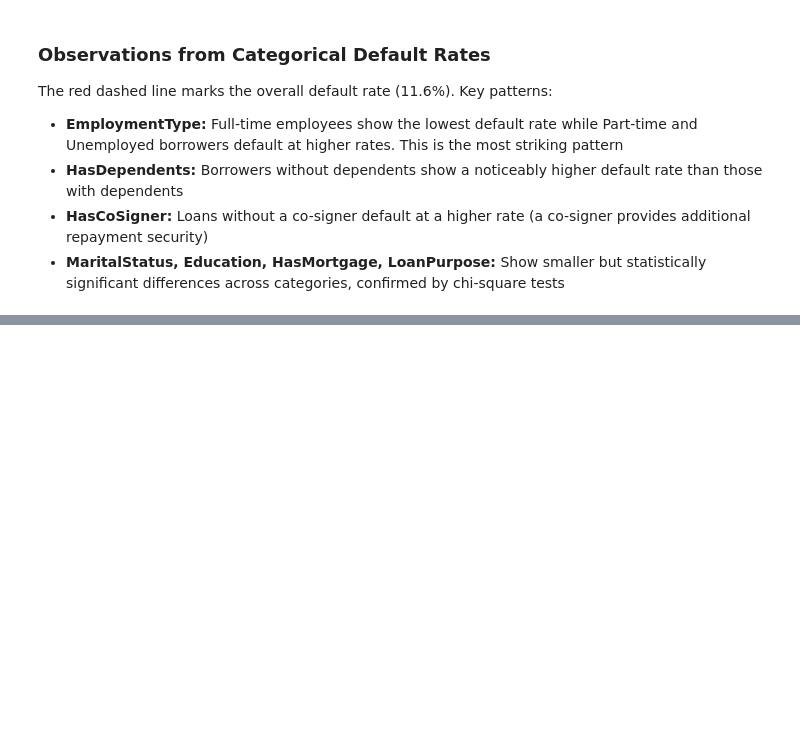
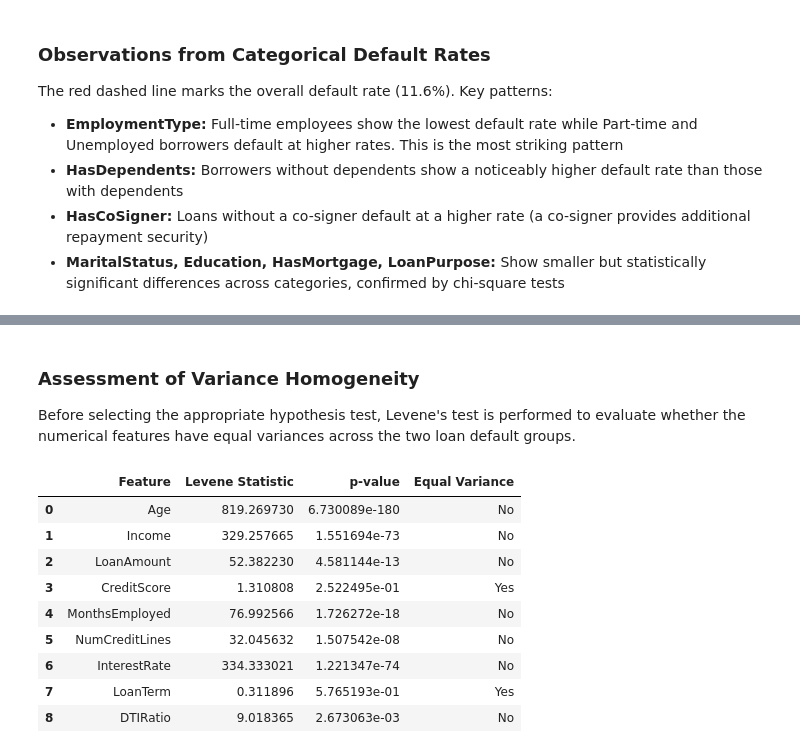
Before and after one commit to harshit87612/loan-default-prediction, a Jupyter notebook: notebooks/01_eda.ipynb, the cells around one changed output, grey strips where cells are left out. Cells and saved outputs as stored; diff of their text form; code cells hidden in the pictures; blank space fills up the shorter version.

```diff
--- a/notebooks/01_eda.ipynb
+++ b/notebooks/01_eda.ipynb
@@ -252,0 +432,49 @@ The red dashed line marks the overall default rate (11.6%). Key patterns:
+# %% [markdown]
+### Assessment of Variance Homogeneity
+
+Before selecting the appropriate hypothesis test, Levene's test is performed to evaluate whether the numerical features have equal variances across the two loan default groups.
+# %%
+from scipy.stats import levene
+import pandas as pd
+
+numeric_cols = [
+    'Age',
+    'Income',
+    'LoanAmount',
+    'CreditScore',
+    'MonthsEmployed',
+    'NumCreditLines',
+    'InterestRate',
+    'LoanTerm',
+    'DTIRatio'
+]
+
+group0 = df[df['Default'] == 0]
+group1 = df[df['Default'] == 1]
+
+levene_results = []
+
+for col in numeric_cols:
+    stat, p = levene(group0[col], group1[col])
+
+    levene_results.append({
+        "Feature": col,
+        "Levene Statistic": stat,
+        "p-value": p,
+        "Equal Variance": "Yes" if p > 0.05 else "No"
+    })
+
+levene_df = pd.DataFrame(levene_results)
+
+levene_df
+# %% [output]
+|  | Feature | Levene Statistic | p-value | Equal Variance |
+| 0 | Age | 819.269730 | 6.730089e-180 | No |
+| 1 | Income | 329.257665 | 1.551694e-73 | No |
+| 2 | LoanAmount | 52.382230 | 4.581144e-13 | No |
+| 3 | CreditScore | 1.310808 | 2.522495e-01 | Yes |
+| 4 | MonthsEmployed | 76.992566 | 1.726272e-18 | No |
+| 5 | NumCreditLines | 32.045632 | 1.507542e-08 | No |
+| 6 | InterestRate | 334.333021 | 1.221347e-74 | No |
+| 7 | LoanTerm | 0.311896 | 5.765193e-01 | Yes |
+| 8 | DTIRatio | 9.018365 | 2.673063e-03 | No |
```
Also changed, not shown: parts of 23 cells of this notebook.
